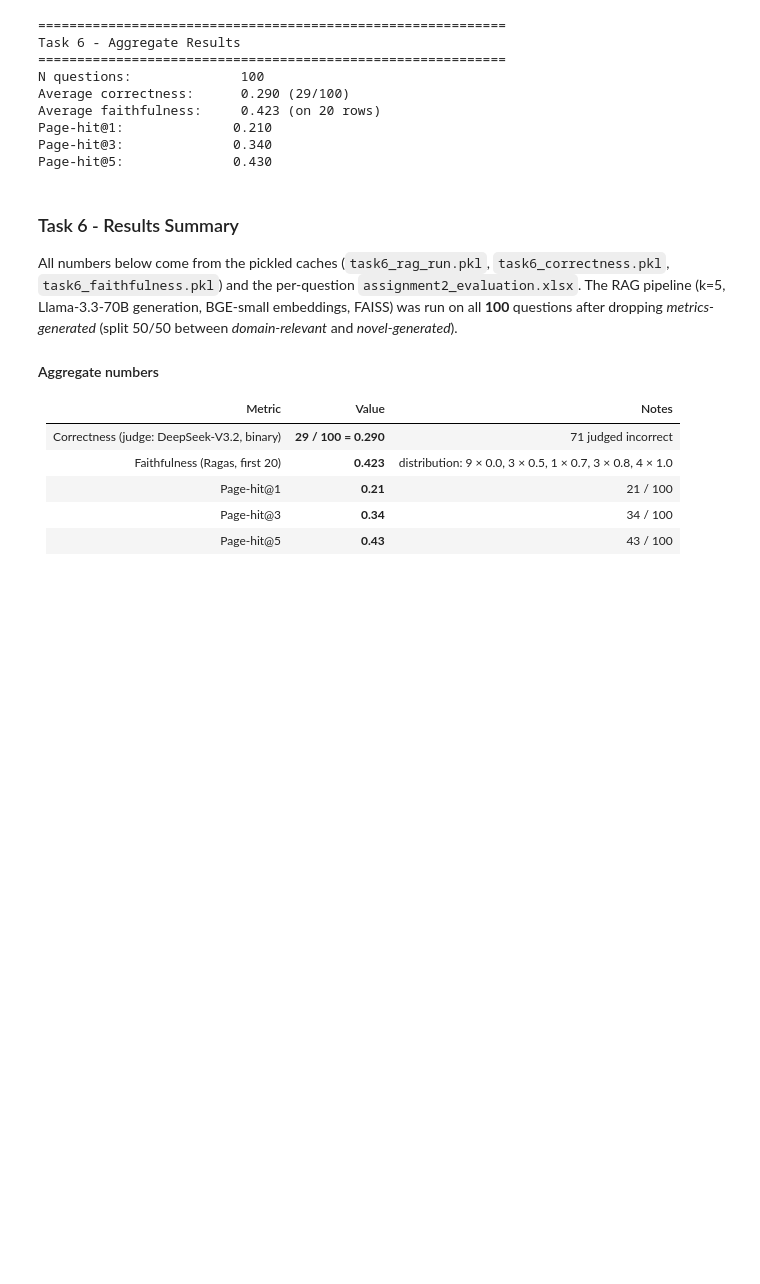
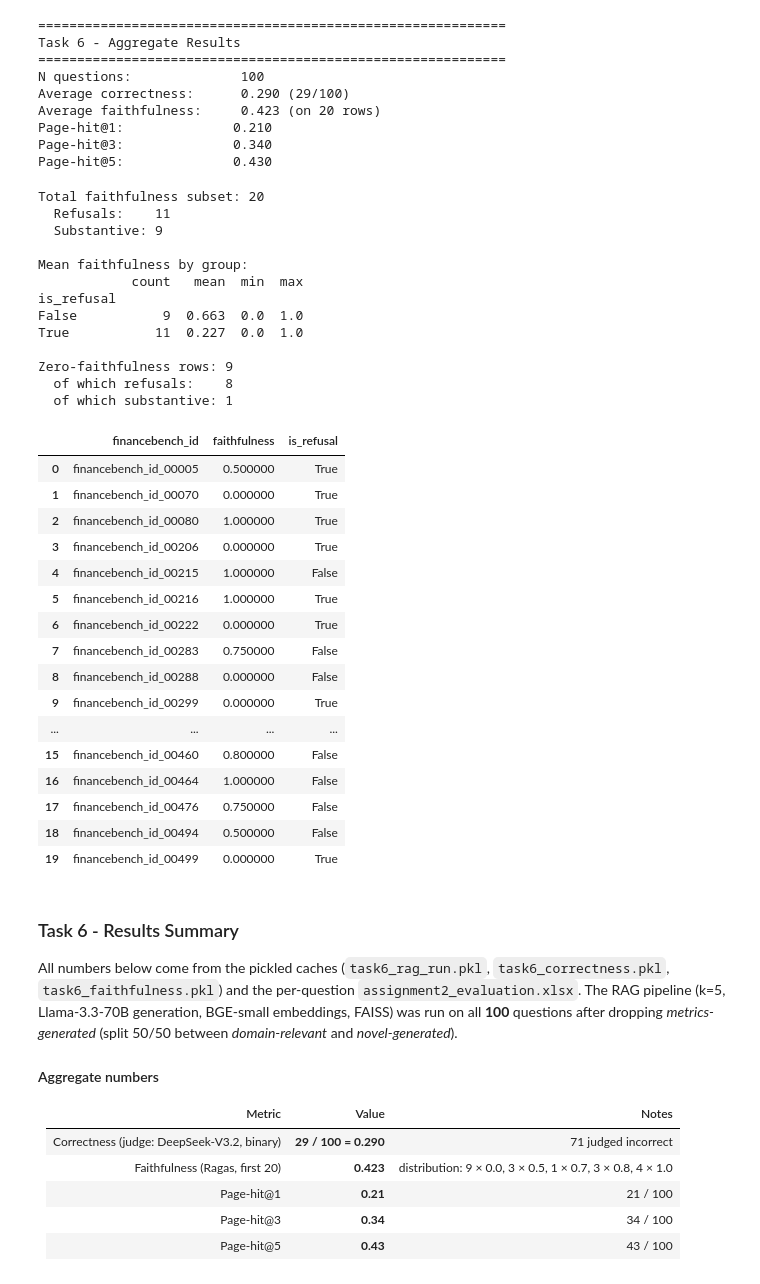
Before and after one commit to Nesher123/AI-Performance-Engineering-Course, a Jupyter notebook: module_1-from_ai_model_to_ai_product/assignment_2-RAG/rag_solution.ipynb, the cells around one changed output. Drawn from its saved outputs; the diff is of its cells as text; code cells hidden in the pictures; blank space fills up the shorter version.

```diff
--- a/module_1-from_ai_model_to_ai_product/assignment_2-RAG/rag_solution.ipynb
+++ b/module_1-from_ai_model_to_ai_product/assignment_2-RAG/rag_solution.ipynb
@@ -25,7 +25,7 @@ from tqdm.auto import tqdm
 # %%
 # constants
 
-COLAB = True
+COLAB = False
 
 if COLAB:
     from google.colab import userdata
@@ -1039,6 +1039,71 @@ Average faithfulness:     0.423 (on 20 rows)
 Page-hit@1:              0.210
 Page-hit@3:              0.340
 Page-hit@5:              0.430
+# %%
+# Verify the faithfulness-by-refusal split claim.
+# Refusal heuristic: literal substring match on the system prompt's refusal phrase.
+with open(FAITHFULNESS_CACHE, "rb") as f:
+    _faith = pickle.load(f)
+with open(RAG_RUN_CACHE, "rb") as f:
+    _rag = pickle.load(f)
+
+_rag_by_id = {r["financebench_id"]: r["rag_answer"] for r in _rag}
+_fs = pd.DataFrame(_faith)
+_fs["rag_answer"] = _fs["financebench_id"].map(_rag_by_id)
+_fs["is_refusal"] = _fs["rag_answer"].str.contains(
+    "does not contain the answer", case=False, regex=False
+)
+
+print(f"Total faithfulness subset: {len(_fs)}")
+print(f"  Refusals:    {int(_fs['is_refusal'].sum())}")
+print(f"  Substantive: {int((~_fs['is_refusal']).sum())}\n")
+
+print("Mean faithfulness by group:")
+print(
+    _fs.groupby("is_refusal")["faithfulness"]
+    .agg(["count", "mean", "min", "max"])
+    .round(3)
+)
+print()
+
+n_zeros = int((_fs["faithfulness"] == 0).sum())
+n_refusal_zeros = int(((_fs["faithfulness"] == 0) & _fs["is_refusal"]).sum())
+print(f"Zero-faithfulness rows: {n_zeros}")
+print(f"  of which refusals:    {n_refusal_zeros}")
+print(f"  of which substantive: {n_zeros - n_refusal_zeros}")
+
+_fs[["financebench_id", "faithfulness", "is_refusal"]]
+# %% [output]
+Total faithfulness subset: 20
+  Refusals:    11
+  Substantive: 9
+
+Mean faithfulness by group:
+            count   mean  min  max
+is_refusal
+False           9  0.663  0.0  1.0
+True           11  0.227  0.0  1.0
+
+Zero-faithfulness rows: 9
+  of which refusals:    8
+  of which substantive: 1
+|  | financebench_id | faithfulness | is_refusal |
+| 0 | financebench_id_00005 | 0.500000 | True |
+| 1 | financebench_id_00070 | 0.000000 | True |
+| 2 | financebench_id_00080 | 1.000000 | True |
+| 3 | financebench_id_00206 | 0.000000 | True |
+| 4 | financebench_id_00215 | 1.000000 | False |
+| 5 | financebench_id_00216 | 1.000000 | True |
+| 6 | financebench_id_00222 | 0.000000 | True |
+| 7 | financebench_id_00283 | 0.750000 | False |
+| 8 | financebench_id_00288 | 0.000000 | False |
+| 9 | financebench_id_00299 | 0.000000 | True |
+| ... | ... | ... | ... |
+| 15 | financebench_id_00460 | 0.800000 | False |
+| 16 | financebench_id_00464 | 1.000000 | False |
+| 17 | financebench_id_00476 | 0.750000 | False |
+| 18 | financebench_id_00494 | 0.500000 | False |
+| 19 | financebench_id_00499 | 0.000000 | True |
 # %% [markdown]
 ### Task 6 - Results Summary
 
```
Also changed, not shown: parts of 4 cells of this notebook, 5 other files.
